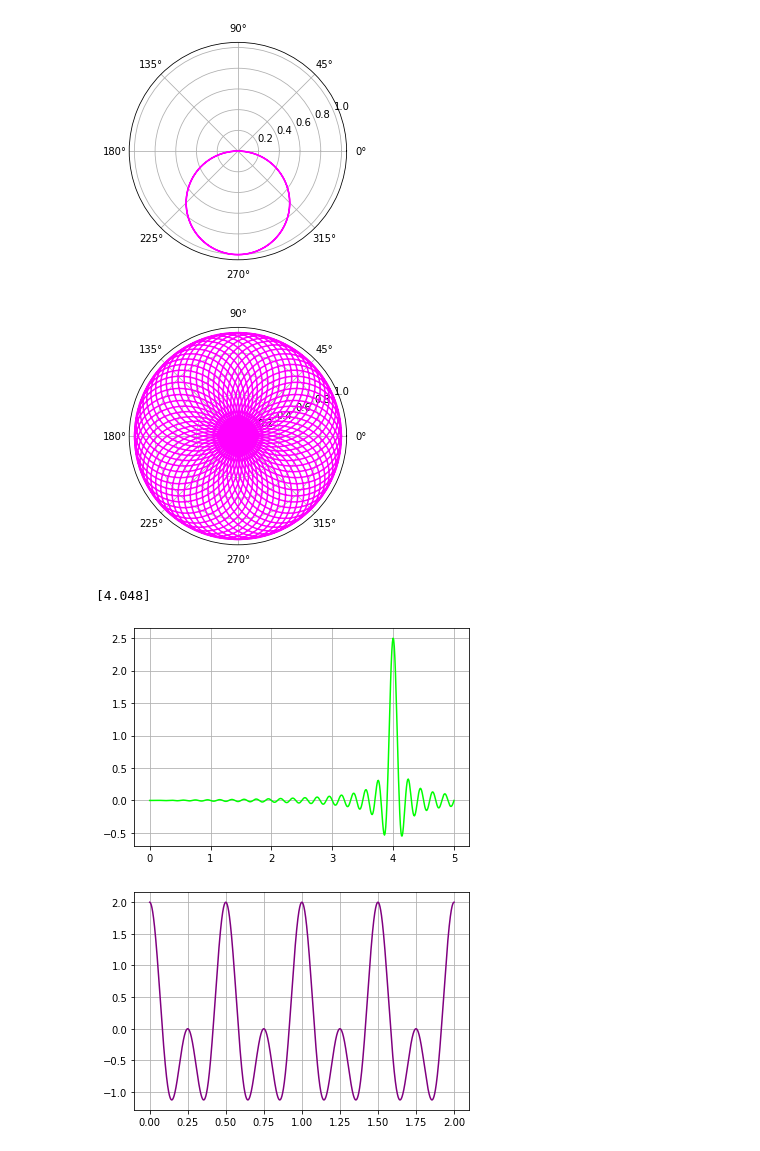
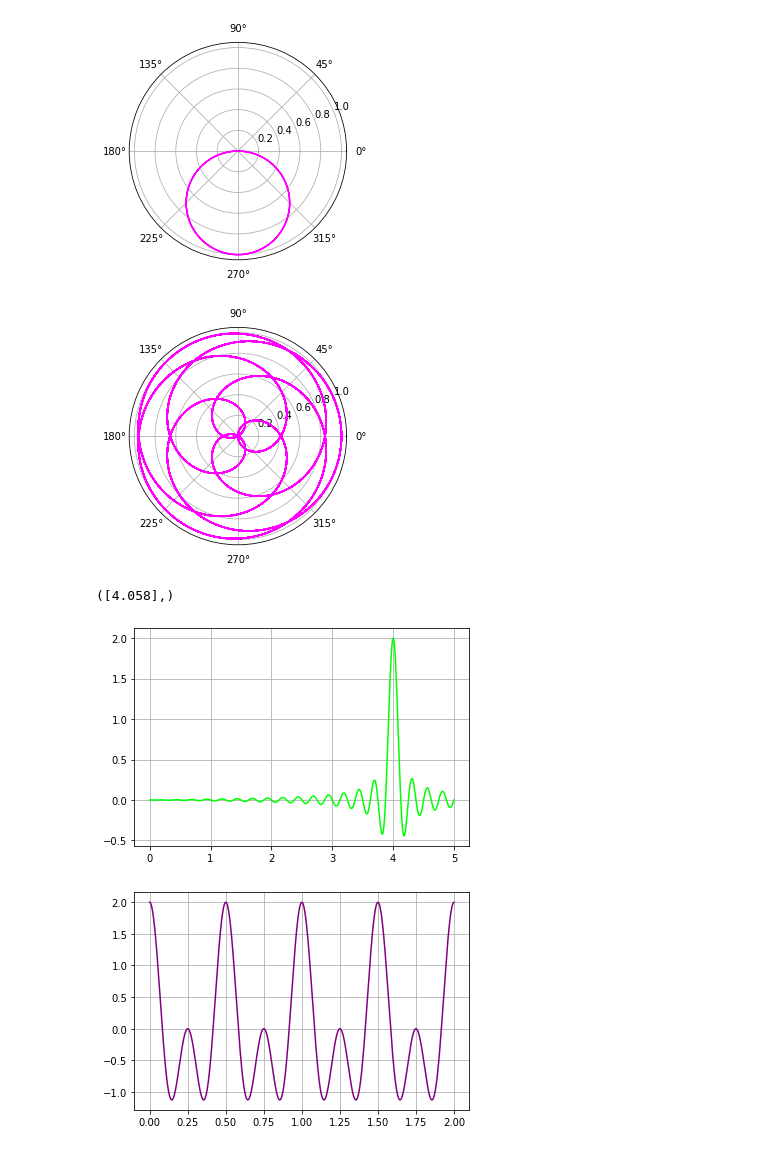
Before and after one commit to SM-Figueroa/fourier_transform, a Jupyter notebook: pipeline_visualization.ipynb, the cells around one changed output. Drawn from its saved outputs; the diff is of its cells as text; code cells hidden in the pictures.

Commit message:
chore: build discrete fourier method and experiment with parameters

```diff
--- a/pipeline_visualization.ipynb
+++ b/pipeline_visualization.ipynb
@@ -66,11 +66,11 @@ plot_euler(f, (0, 2*np.pi))
 # %% [output]
 [figure]
 # %%
-f = fourier_func(cos_transform(3), 2.3)
+f = fourier_func(cos_transform(3), 11)
 
-plot_euler(f, (0, 10))
+plot_euler(f, (0, 6), res = 100000)
 # %% [output]
-[figure, old version]
+[figure, new version]
 # %%
 # finding center of mass
 # %%
@@ -86,8 +105,9 @@ def plot_transform(sig_f, limits=(0,5), N=100000, res=500, peaks=True):
 # %%
-plot_transform(cos_transform(4))
+plot_transform(cos_transform(4), bounds = (0, 4)), # integral from 0 to 4, plot limits 0 to 5, graph res = 500,
+                                                    # integral N=100000
 # %% [output]
-[4.048]
+([4.058],)
-[figure, old version]
+[figure, new version]
 # %%
 def create_multi_freq_func(freqs):
     return lambda t: sum([cos_transform(freq)(t) for freq in freqs])
```
Also changed, not shown: parts of 26 cells of this notebook.
